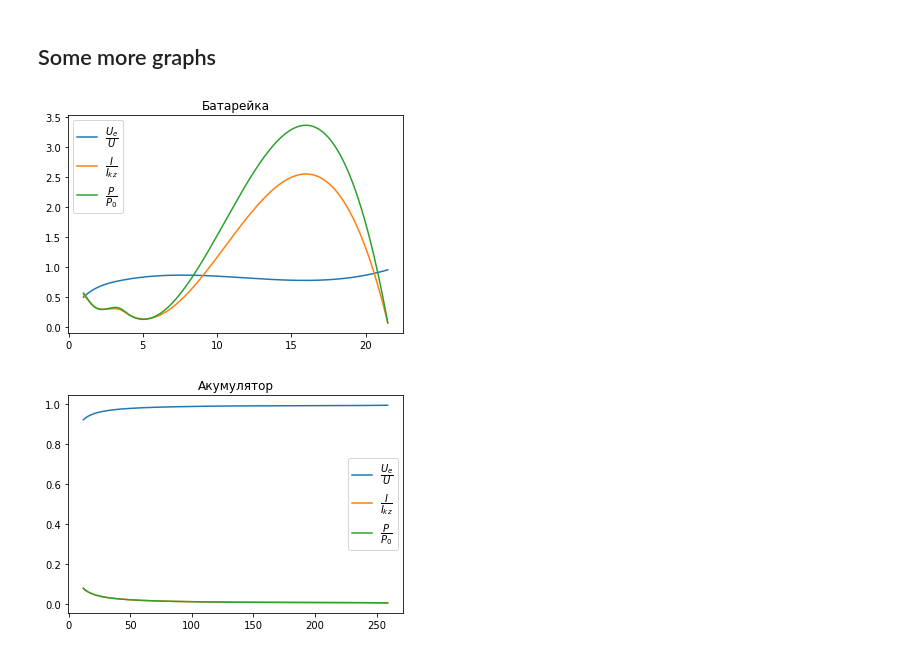
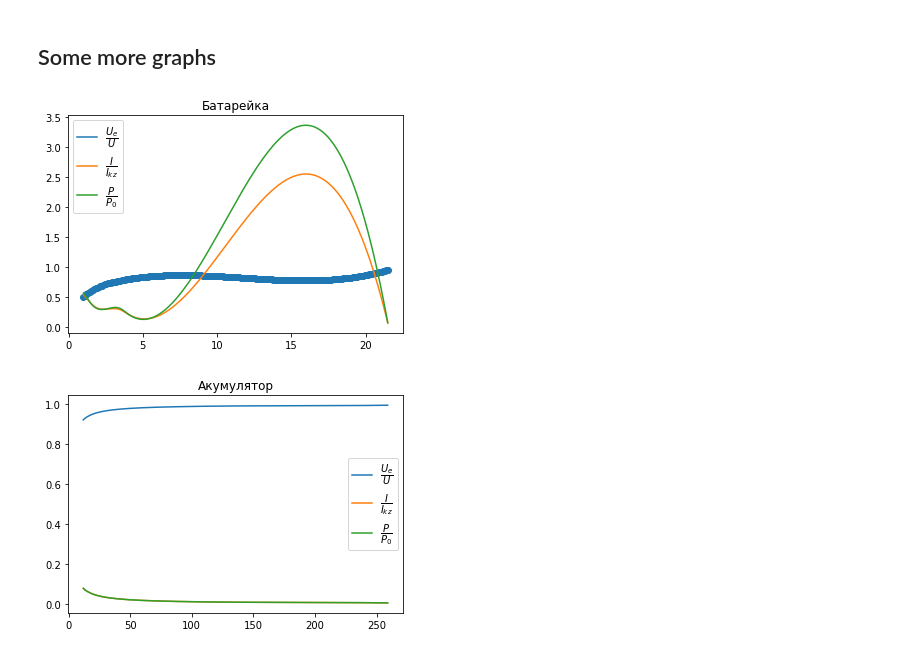
Before and after one commit to nastyabekesheva/labs, a Jupyter notebook: Math/Physics/physics_labs_v1.ipynb, the cells around one changed output. Saved outputs shown, nothing was run; the diff lists cells and outputs as text; code cells hidden in the pictures.

```diff
--- a/Math/Physics/physics_labs_v1.ipynb
+++ b/Math/Physics/physics_labs_v1.ipynb
@@ -91,7 +118,11 @@ def calculate_E(data):
+# %%
+def calculate_R_theor(data):
+  data.update({'R(theor)': np.sqrt(np.divide(np.multiply(data['k'], data['q']), data['E']))})
+  return data
 # %%
 def calculate_delta_R(data):
   #data.update({'delta R':np.multiply(np.sqrt(np.sum(np.power(np.subtract(data['R'], np.repeat(np.sum(data['R']) / len(data['R']), len(data['R']))), 2)) / (len(data['R']) * (len(data['R']) - 1))), 100)})
-  return np.multiply(np.sqrt(np.sum(np.power(np.subtract(data, np.repeat(np.sum(data) / len(data), len(data))), 2)) / (len(data) * (len(data) - 1))), 100)
+  return np.sqrt(np.sum(np.power(np.subtract(data, np.repeat(np.sum(data) / len(data), len(data))), 2)) / (len(data) * (len(data) - 1)))
 # %%
 def calculate_all_delta_R(data):
   d1 = np.repeat(calculate_delta_R(data['R'][0:3]), 3)
@@ -109,11 +140,9 @@ def calculate_all_delta_R(data):
   return data
 # %%
 def calculate_epsilon_R(data):
-  data.update({'epsilon R':np.divide(data['delta R'], np.repeat(np.sum(data['R']) / len(data['R']), len(data['R'])))})
+  data.update({'epsilon R': np.multiply(np.divide(data['delta R'], data['<R>'][0]), 100)})
   return data
 # %%
-data = calculate_R_avrg(data)
-data = calculate_q(data)
-data = calculate_E(data)
+data = calculate_R_theor(data)
 data = calculate_all_delta_R(data)
-calculate_epsilon_R(data)
+data = calculate_epsilon_R(data)
@@ -642,12 +695,13 @@ y_smooth_dps3 = spl_dps3(xnew_dps)
 # %%
 plt.plot(xnew_db, y_smooth_db1, label=r'$\dfrac{U_e}{U}$')
 plt.plot(xnew_db, y_smooth_db2, label=r'$\dfrac{I}{I_{kz}}$')
 plt.plot(xnew_db, y_smooth_db3, label=r'$\dfrac{P}{P_0}$')
+plt.scatter(xnew_db, y_smooth_db1)
 plt.title('Батарейка')
 plt.legend()
 plt.show()
 # %% [output]
-[figure, old version]
+[figure, new version]
 # %%
 plt.plot(xnew_da, y_smooth_da1, label=r'$\dfrac{U_e}{U}$')
 plt.plot(xnew_da, y_smooth_da2, label=r'$\dfrac{I}{I_{kz}}$')
```
Also changed, not shown: parts of 21 cells of this notebook.
